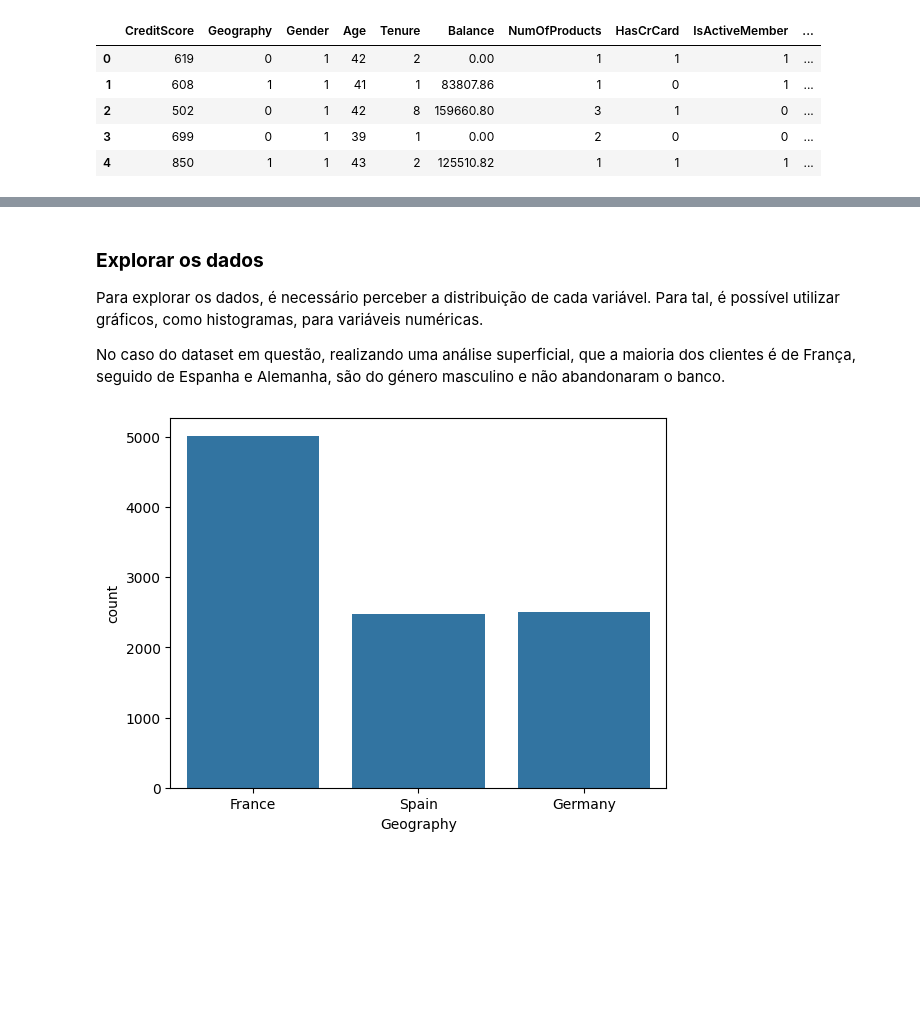
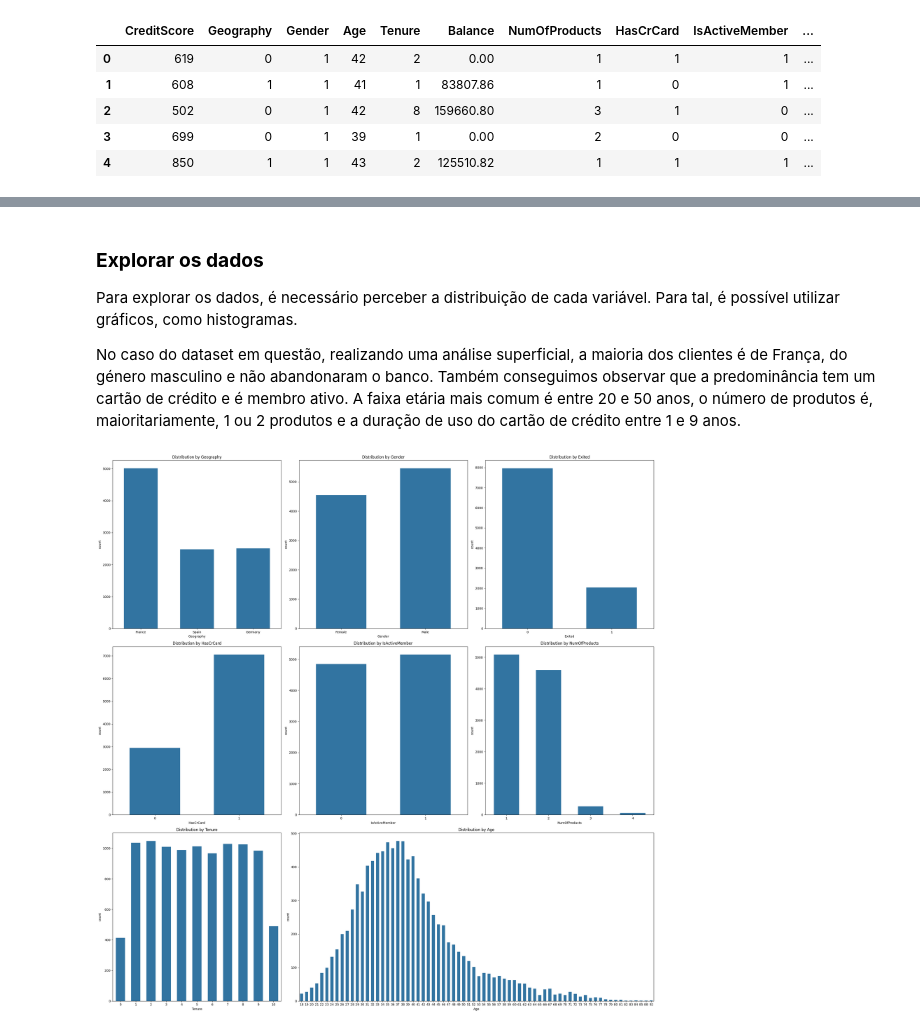
Before and after one commit to manelneto/churn, a Jupyter notebook: BankPrediction.ipynb, the cells around one changed output, grey strips where cells are left out. Cells and saved outputs as stored; diff of their text form; code cells hidden in the pictures; blank space fills up the shorter version.

Commit message:
added graphics for data exploration

```diff
--- a/BankPrediction.ipynb
+++ b/BankPrediction.ipynb
@@ -219,15 +219,48 @@ dtype: object
 # %% [markdown]
 ### **Explorar os dados**
 
-Para explorar os dados, é necessário perceber a distribuição de cada variável. Para tal, é possível utilizar gráficos, como histogramas, para variáveis numéricas.
+Para explorar os dados, é necessário perceber a distribuição de cada variável. Para tal, é possível utilizar gráficos, como histogramas.
 
-No caso do dataset em questão, realizando uma análise superficial, que a maioria dos clientes é de França, seguido de Espanha e Alemanha, são do género masculino e não abandonaram o banco.
+No caso do dataset em questão, realizando uma análise superficial, a maioria dos clientes é de França, do género masculino e não abandonaram o banco. Também conseguimos observar que a predominância tem um cartão de crédito e é membro ativo. A faixa etária mais comum é entre 20 e 50 anos, o número de produtos é, maioritariamente, 1 ou 2 produtos e a duração de uso do cartão de crédito entre 1 e 9 anos.
-# %%
-# grafico para se ver qual e o pais dominante
-import matplotlib.pyplot as plt
-import seaborn as sns
-
-sns.countplot(x='Geography', data=cleanDataframe)
-plt.show()
-# %% [output]
-[figure, removed]
+# %%
+import matplotlib.pyplot as plt
+import seaborn as sns
+
+plt.figure(figsize=(25, 25))
+
+plt.subplot(3, 3, 1)
+sns.countplot(x='Geography', data=cleanDataframe, width=0.6)
+plt.title('Distribution by Geography')
+
+plt.subplot(3, 3, 2)
+sns.countplot(x='Gender', data=cleanDataframe, width=0.6)
+plt.title('Distribution by Gender')
+
+plt.subplot(3, 3, 3)
+sns.countplot(x='Exited', data=cleanDataframe, width=0.6)
+plt.title('Distribution by Exited')
+
+plt.subplot(3, 3, 4)
+sns.countplot(x='HasCrCard', data=cleanDataframe, width=0.6)
+plt.title('Distribution by HasCrCard')
+
+plt.subplot(3, 3, 5)
+sns.countplot(x='IsActiveMember', data=cleanDataframe, width=0.6)
+plt.title('Distribution by IsActiveMember')
+
+plt.subplot(3, 3, 6)
+sns.countplot(x='NumOfProducts', data=cleanDataframe, width=0.6)
+plt.title('Distribution by NumOfProducts')
+
+plt.subplot(3, 3, 7)
+sns.countplot(x='Tenure', data=cleanDataframe, width=0.6)
+plt.title('Distribution by Tenure')
+
+plt.subplot(3, 3, (8,9))
+sns.countplot(x='Age', data=cleanDataframe, width=0.6)
+plt.title('Distribution by Age')
+
+plt.tight_layout()
+plt.show()
+# %% [output]
+[figure, added]
```
Also changed, not shown: parts of 2 cells of this notebook.
